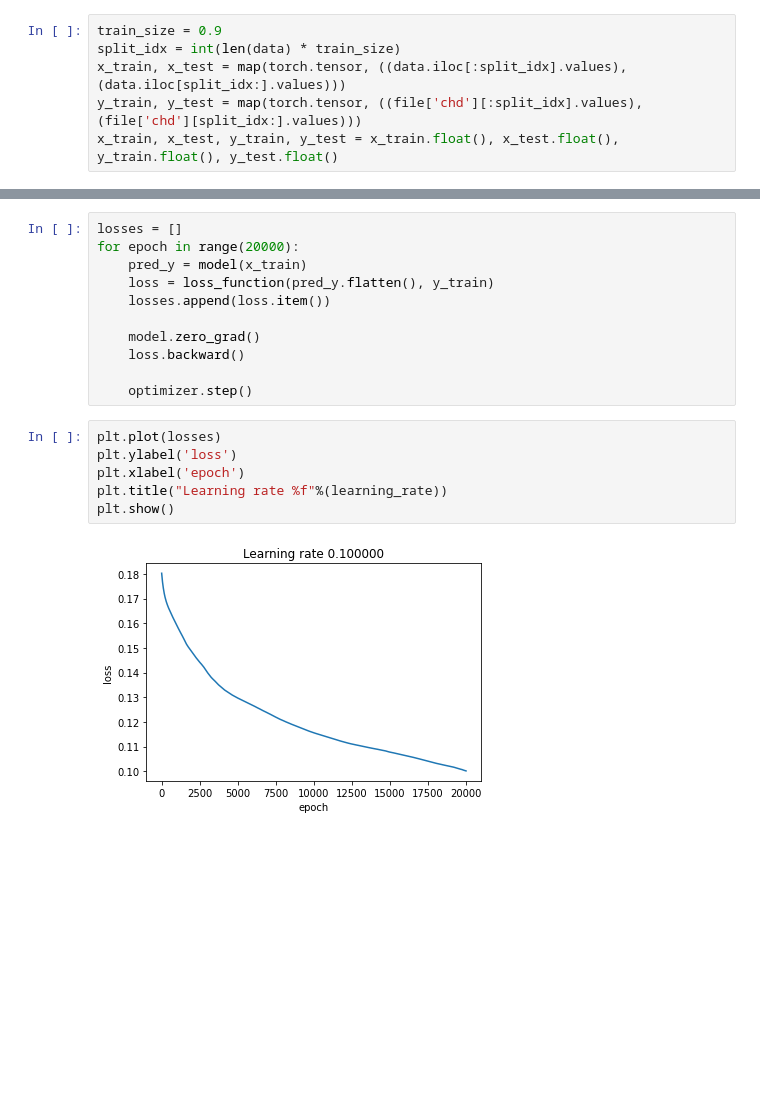
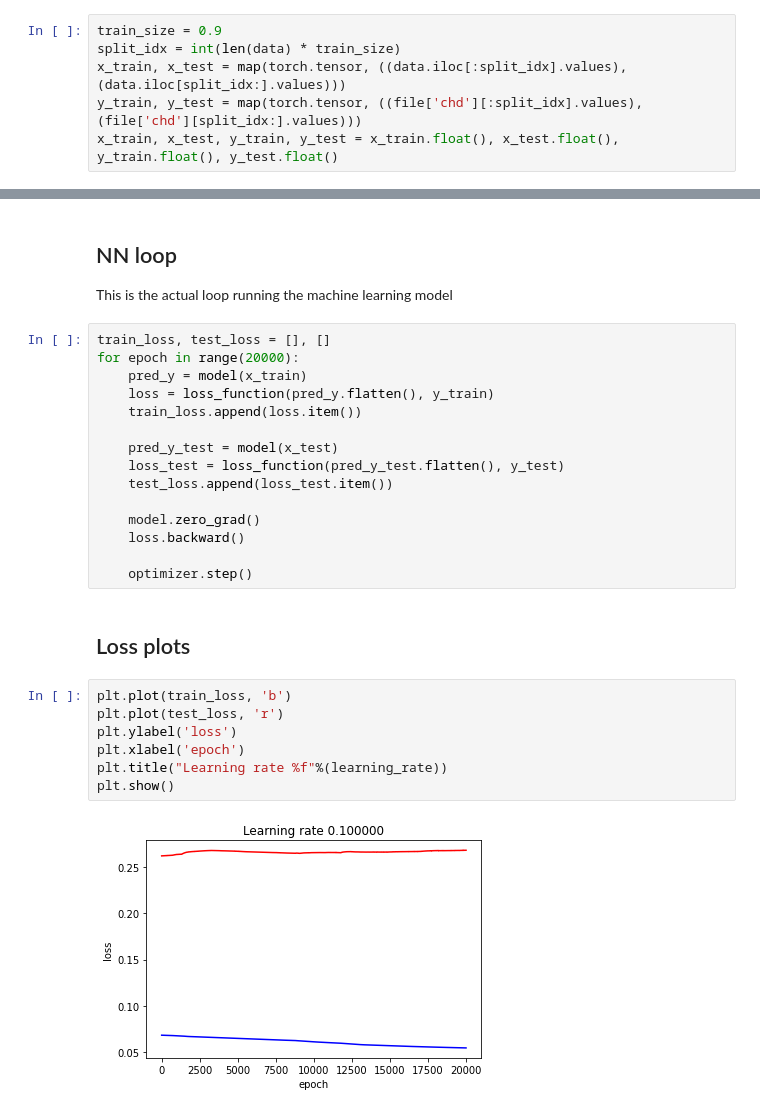
Before and after one commit to jozgu/SourhtAfricaHealthProject, a Jupyter notebook: assignment2.ipynb, the cells around one changed output, grey strips where cells are left out. Drawn from its saved outputs; the diff is of its cells as text; blank space fills up the shorter version.

Commit message:
updated plots

```diff
--- a/assignment2.ipynb
+++ b/assignment2.ipynb
@@ -55,22 +66,32 @@ Sequential(
   (2): Linear(in_features=12, out_features=1, bias=True)
   (3): Sigmoid()
 )
+# %% [markdown]
+## NN loop
+This is the actual loop running the machine learning model
 # %%
-losses = []
+train_loss, test_loss = [], []
 for epoch in range(20000):
     pred_y = model(x_train)
     loss = loss_function(pred_y.flatten(), y_train)
-    losses.append(loss.item())
+    train_loss.append(loss.item())
+
+    pred_y_test = model(x_test)
+    loss_test = loss_function(pred_y_test.flatten(), y_test)
+    test_loss.append(loss_test.item())
 
     model.zero_grad()
     loss.backward()
 
     optimizer.step()
+# %% [markdown]
+## Loss plots
 # %%
-plt.plot(losses)
+plt.plot(train_loss, 'b')
+plt.plot(test_loss, 'r')
 plt.ylabel('loss')
 plt.xlabel('epoch')
 plt.title("Learning rate %f"%(learning_rate))
 plt.show()
 # %% [output]
-[figure, old version]
+[figure, new version]
```
Also changed, not shown: parts of 4 cells of this notebook.
